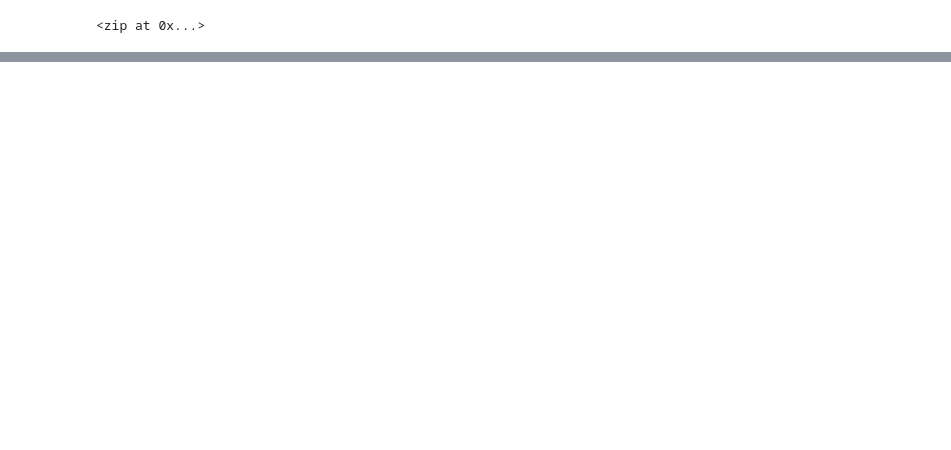
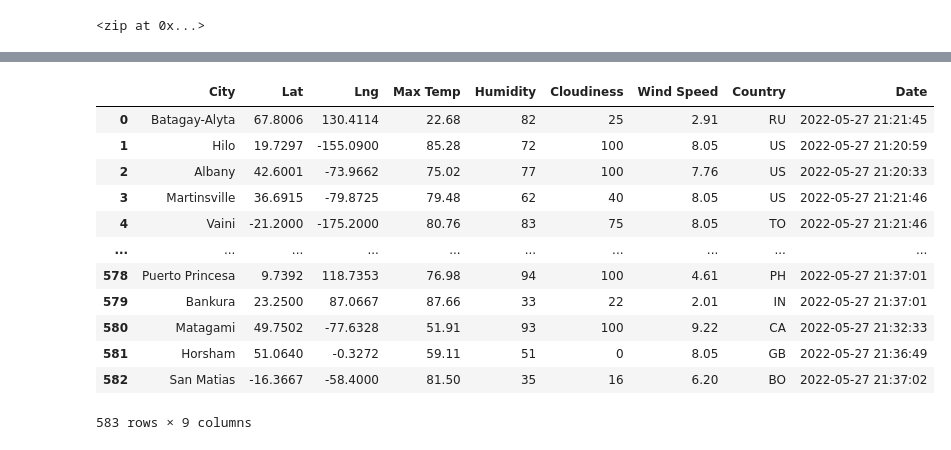
Before and after one commit to cewarkentin/World_Weather_Analysis, a Jupyter notebook: WeatherPy.ipynb, the cells around one changed output, grey strips where cells are left out. Drawn from its saved outputs; the diff is of its cells as text; code cells hidden in the pictures; blank space fills up the shorter version.

Commit message:
Created DF with city info
no config with API Key

```diff
--- a/WeatherPy.ipynb
+++ b/WeatherPy.ipynb
@@ -5,0 +39,13 @@ import numpy as np
+# %%
+# Starting URL for Weather Map API Call.
+url = "http://api.openweathermap.org/data/2.5/weather?units=Imperial&APPID=" + weather_api_key
+# %%
+# Create an empty list to hold the weather data.
+city_data = []
+# Print the beginning of the logging.
+print("Beginning Data Retrieval     ")
+print("-----------------------------")
+
+# Create counters.
+record_count = 1
+set_count = 1
@@ -55,0 +182,18 @@ len(cities)
+# %%
+# Convert the array of dictionaries to a Pandas DataFrame.
+city_data_df = pd.DataFrame(city_data)
+city_data_df
+# %% [output]
+|  | City | Lat | Lng | Max Temp | Humidity | Cloudiness | Wind Speed | Country | Date |
+| 0 | Batagay-Alyta | 67.8006 | 130.4114 | 22.68 | 82 | 25 | 2.91 | RU | 2022-05-27 21:21:45 |
+| 1 | Hilo | 19.7297 | -155.0900 | 85.28 | 72 | 100 | 8.05 | US | 2022-05-27 21:20:59 |
+| 2 | Albany | 42.6001 | -73.9662 | 75.02 | 77 | 100 | 7.76 | US | 2022-05-27 21:20:33 |
+| 3 | Martinsville | 36.6915 | -79.8725 | 79.48 | 62 | 40 | 8.05 | US | 2022-05-27 21:21:46 |
+| 4 | Vaini | -21.2000 | -175.2000 | 80.76 | 83 | 75 | 8.05 | TO | 2022-05-27 21:21:46 |
+| ... | ... | ... | ... | ... | ... | ... | ... | ... | ... |
+| 578 | Puerto Princesa | 9.7392 | 118.7353 | 76.98 | 94 | 100 | 4.61 | PH | 2022-05-27 21:37:01 |
+| 579 | Bankura | 23.2500 | 87.0667 | 87.66 | 33 | 22 | 2.01 | IN | 2022-05-27 21:37:01 |
+| 580 | Matagami | 49.7502 | -77.6328 | 51.91 | 93 | 100 | 9.22 | CA | 2022-05-27 21:32:33 |
+| 581 | Horsham | 51.0640 | -0.3272 | 59.11 | 51 | 0 | 8.05 | GB | 2022-05-27 21:36:49 |
+| 582 | San Matias | -16.3667 | -58.4000 | 81.50 | 35 | 16 | 6.20 | BO | 2022-05-27 21:37:02 |
+583 rows × 9 columns
```
Also changed, not shown: parts of 11 cells of this notebook, 1 other file.
